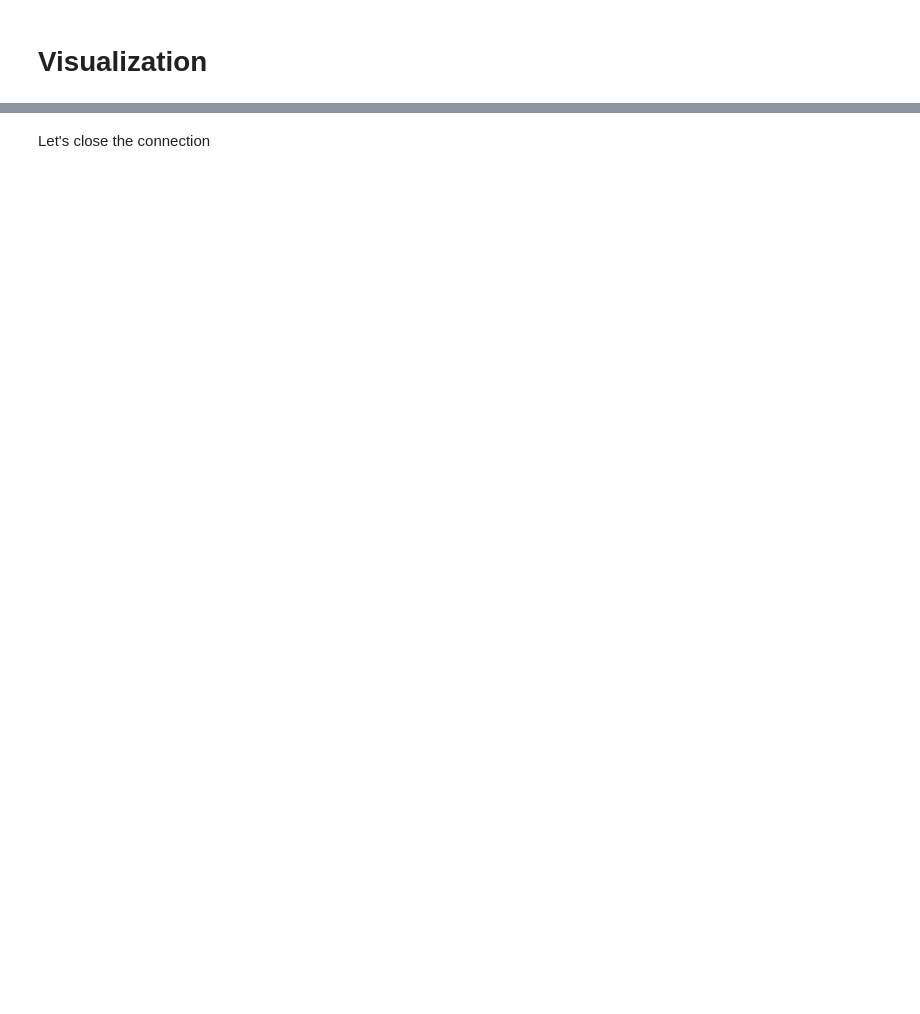
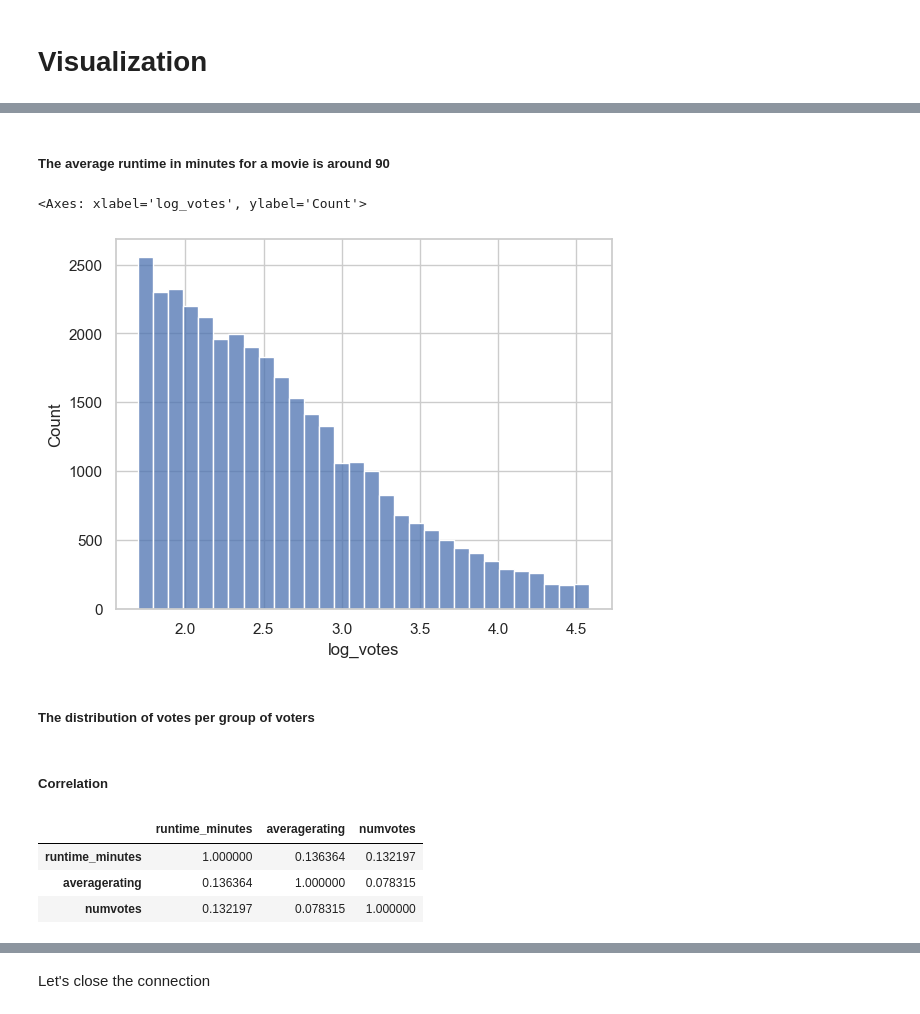
Before and after one commit to libertron/DS-Phase-2-Project, a Jupyter notebook: Main.ipynb, the cells around one changed output, grey strips where cells are left out. Drawn from its saved outputs; the diff is of its cells as text; code cells hidden in the pictures; blank space fills up the shorter version.

```diff
--- a/Main.ipynb
+++ b/Main.ipynb
@@ -132,0 +333,19 @@ Franchise Impact: Sequels and franchise films typically outperform standalone fi
+# %% [markdown]
+##### The average runtime in minutes for a movie is around 90
+# %%
+# Log NumVotes
+sns.histplot(df_filtered_log['log_votes'], bins=30)
+# %% [output]
+<Axes: xlabel='log_votes', ylabel='Count'>
+[figure, added]
+# %% [markdown]
+##### The distribution of votes per group of voters
+# %% [markdown]
+##### Correlation
+# %%
+df_filtered_log[['runtime_minutes', 'averagerating', 'numvotes']].corr()
+# %% [output]
+|  | runtime_minutes | averagerating | numvotes |
+| runtime_minutes | 1.000000 | 0.136364 | 0.132197 |
+| averagerating | 0.136364 | 1.000000 | 0.078315 |
+| numvotes | 0.132197 | 0.078315 | 1.000000 |
```
Also changed, not shown: parts of 49 cells of this notebook.
